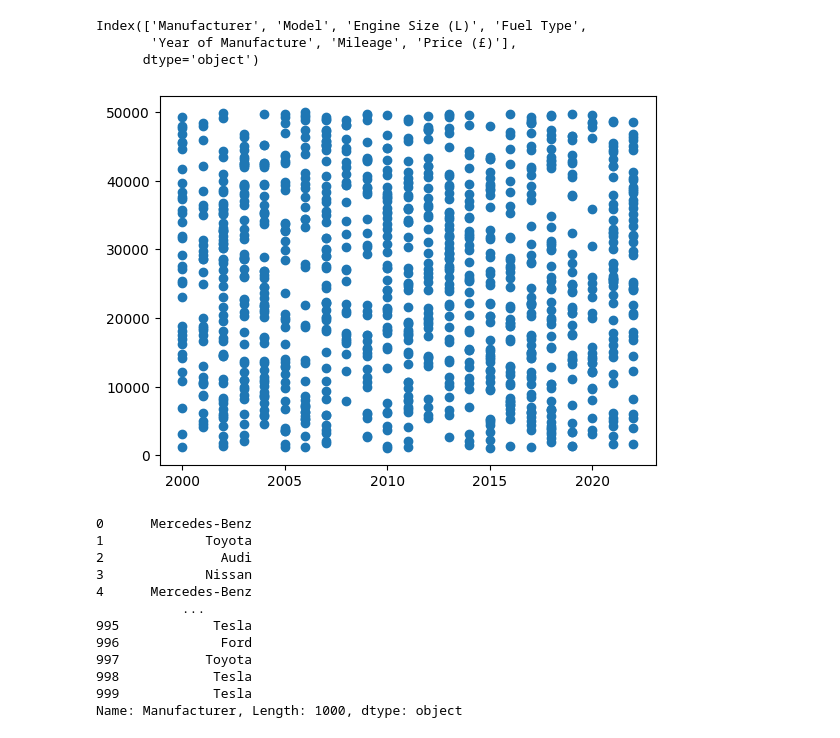
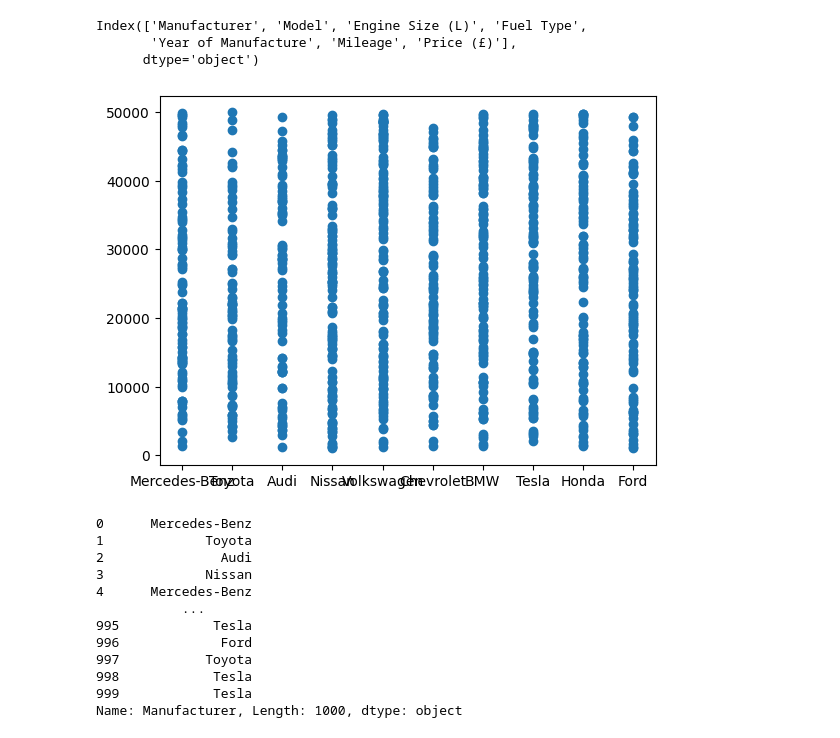
Before and after one commit to JJThoms1/end-to-end-second-hand-car-sales-regression, a Jupyter notebook: end_to_end_second_hand_car_sales_regression.ipynb, the cells around one changed output. Cells and saved outputs as stored; diff of their text form; code cells hidden in the pictures.

```diff
--- a/end_to_end_second_hand_car_sales_regression.ipynb
+++ b/end_to_end_second_hand_car_sales_regression.ipynb
@@ -89,9 +89,9 @@ Index(['Manufacturer', 'Model', 'Engine Size (L)', 'Fuel Type',
       dtype='object')
 # %%
 fig, ax = plt.subplots()
-ax.scatter(df["Year of Manufacture"][:1000], df["Price (£)"][:1000]);
+ax.scatter(df["Manufacturer"][:1000], df["Price (£)"][:1000]);
 # %% [output]
-[figure, old version]
+[figure, new version]
 # %%
 df.Manufacturer[:1000]
 # %% [output]
```
Also changed, not shown: parts of 10 cells of this notebook.
